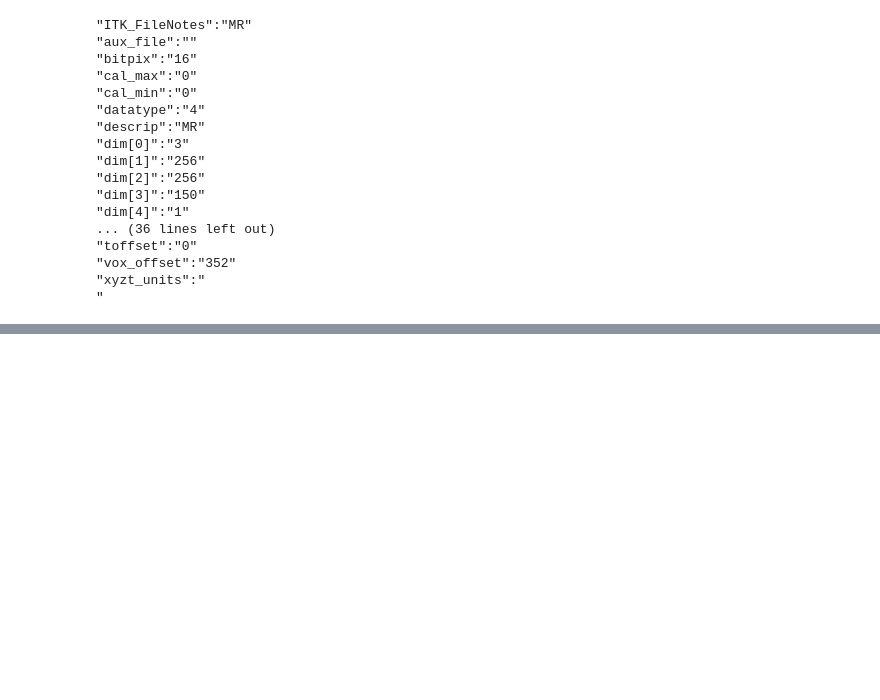
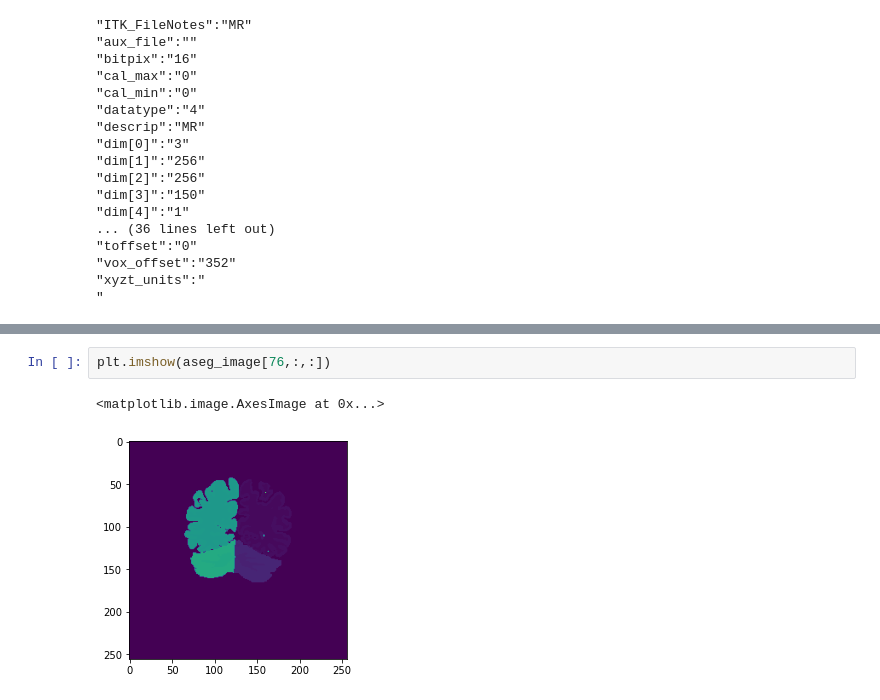
Before and after one commit to Arturgnr/medical, a Jupyter notebook: notebooks/01_Przegladanie_plikow.ipynb, the cells around one changed output, grey strips where cells are left out. Saved outputs shown, nothing was run; the diff lists cells and outputs as text; blank space fills up the shorter version.

```diff
--- a/notebooks/01_Przegladanie_plikow.ipynb
+++ b/notebooks/01_Przegladanie_plikow.ipynb
@@ -93,0 +140,5 @@ for key in sitk_t1.GetMetaDataKeys():
+# %%
+plt.imshow(aseg_image[76,:,:])
+# %% [output]
+<matplotlib.image.AxesImage at 0x...>
+[figure, added]
```
Also changed, not shown: parts of 26 cells of this notebook, 1 other file.
